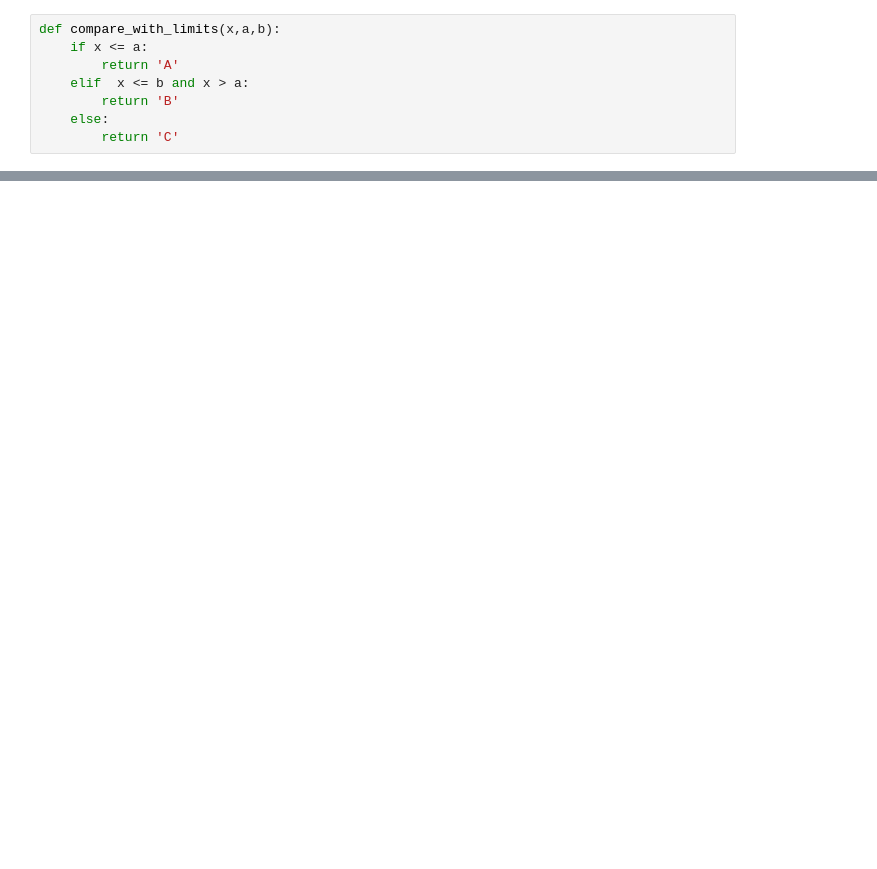
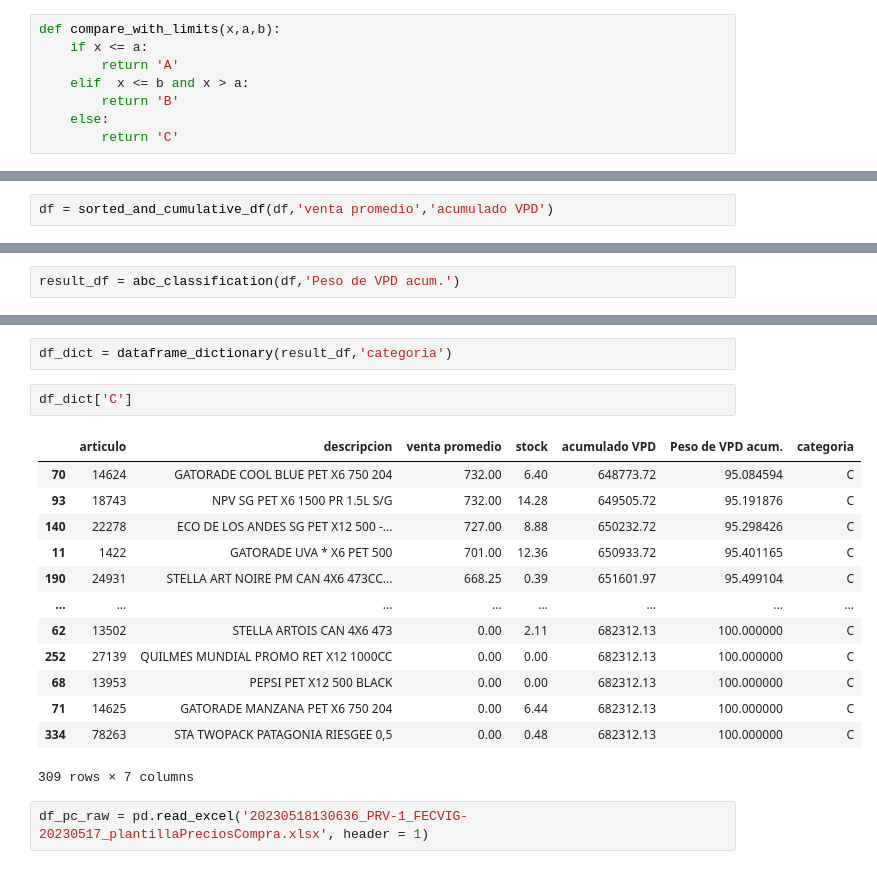
Before and after one commit to claudito1991/ABC_product_clasification, a Jupyter notebook: test.ipynb, the cells around one changed output, grey strips where cells are left out. Cells and saved outputs as stored; diff of their text form; blank space fills up the shorter version.

```diff
--- a/test.ipynb
+++ b/test.ipynb
@@ -82,0 +93,2 @@ df
+# %%
+df = sorted_and_cumulative_df(df,'venta promedio','acumulado VPD')
@@ -82,0 +111,2 @@ df
+# %%
+result_df = abc_classification(df,'Peso de VPD acum.')
@@ -82,0 +122,20 @@ df
+# %%
+df_dict = dataframe_dictionary(result_df,'categoria')
+# %%
+df_dict['C']
+# %% [output]
+|  | articulo | descripcion | venta promedio | stock | acumulado VPD | Peso de VPD acum. | categoria |
+| 70 | 14624 | GATORADE COOL BLUE PET X6 750 204 | 732.00 | 6.40 | 648773.72 | 95.084594 | C |
+| 93 | 18743 | NPV SG PET X6 1500 PR 1.5L S/G | 732.00 | 14.28 | 649505.72 | 95.191876 | C |
+| 140 | 22278 | ECO DE LOS ANDES SG PET X12 500 -... | 727.00 | 8.88 | 650232.72 | 95.298426 | C |
+| 11 | 1422 | GATORADE UVA * X6 PET 500 | 701.00 | 12.36 | 650933.72 | 95.401165 | C |
+| 190 | 24931 | STELLA ART NOIRE PM CAN 4X6 473CC... | 668.25 | 0.39 | 651601.97 | 95.499104 | C |
+| ... | ... | ... | ... | ... | ... | ... | ... |
+| 62 | 13502 | STELLA ARTOIS CAN 4X6 473 | 0.00 | 2.11 | 682312.13 | 100.000000 | C |
+| 252 | 27139 | QUILMES MUNDIAL PROMO RET X12 1000CC | 0.00 | 0.00 | 682312.13 | 100.000000 | C |
+| 68 | 13953 | PEPSI PET X12 500 BLACK | 0.00 | 0.00 | 682312.13 | 100.000000 | C |
+| 71 | 14625 | GATORADE MANZANA PET X6 750 204 | 0.00 | 6.44 | 682312.13 | 100.000000 | C |
+| 334 | 78263 | STA TWOPACK PATAGONIA RIESGEE 0,5 | 0.00 | 0.48 | 682312.13 | 100.000000 | C |
+309 rows × 7 columns
+# %%
+df_pc_raw = pd.read_excel('20230518130636_PRV-1_FECVIG-20230517_plantillaPreciosCompra.xlsx', header = 1)
```
Also changed, not shown: parts of 17 cells of this notebook.
